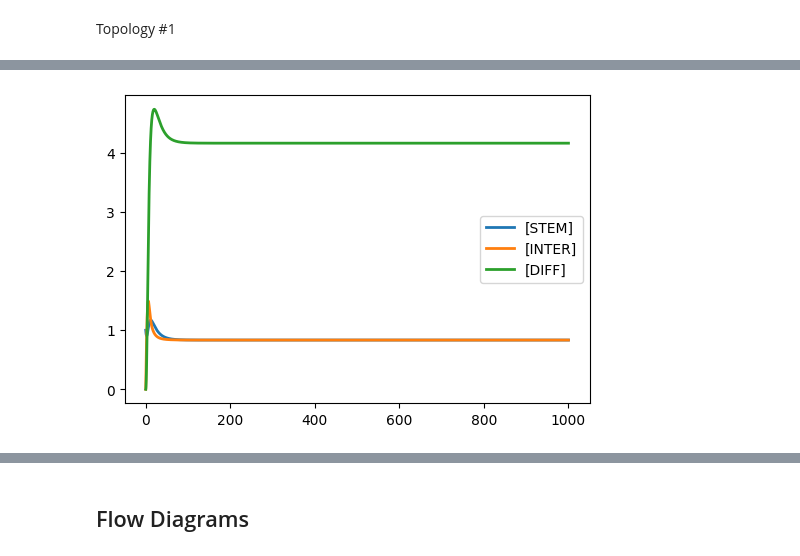
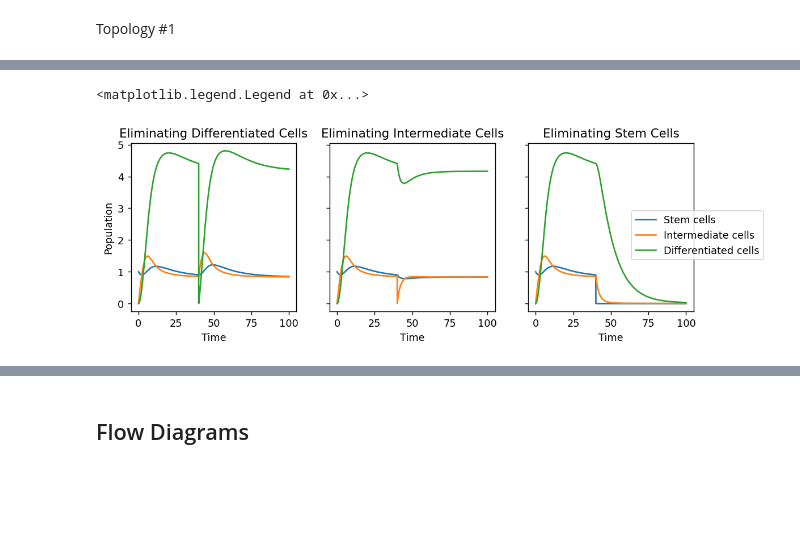
Before and after one commit to GJSeverino/Cell-Lineages, a Jupyter notebook: Nanohub_project.ipynb, the cells around one changed output, grey strips where cells are left out. Cells and saved outputs as stored; diff of their text form; code cells hidden in the pictures; blank space fills up the shorter version.

```diff
--- a/Nanohub_project.ipynb
+++ b/Nanohub_project.ipynb
@@ -408,15 +376,3 @@ More than a step above our two stage system, the three stage system produces 20
 Topology #1
 # %% [markdown]
 ![](./assets/Topology_1.png)
-# %%
-model = threeCompartmentModel(
-  STEM='1', INTER='0', DIFF='0',
-  L_S='0.5',P_S='0.5',L_I='0.5',P_I='0.5',D='0.1',
-  Control=[inhib['komarova']('STEM','5'), inhib['komarova']('INTER','5'), inhib['komarova']('DIFF','5'), '1','1'],
-  Events=[])
-
-r = te.loada(model)
-r.simulate(0, 1000, 10000)
-r.plot()
-# %% [output]
-[figure, removed]
@@ -429,0 +379,42 @@ model = threeCompartmentModel(
+# %%
+InhibInhibInhib00 = threeCompartmentModel(
+  STEM='1', INTER='0', DIFF='0',
+  L_S='0.5',P_S='0.5',L_I='0.5',P_I='0.5',D='0.1',
+  Control=[inhib['komarova']('STEM','5'), inhib['komarova']('INTER','5'), inhib['komarova']('DIFF','5'), '1','1'],
+  Events=['at time> 40: DIFF= 0;'])
+
+InhibInhibInhib00PerturbINTER = threeCompartmentModel(
+  STEM='1', INTER='0', DIFF='0',
+  L_S='0.5',P_S='0.5',L_I='0.5',P_I='0.5',D='0.1',
+  Control=[inhib['komarova']('STEM','5'), inhib['komarova']('INTER','5'), inhib['komarova']('DIFF','5'), '1','1'],
+  Events=['at time> 40: INTER= 0;'])
+
+InhibInhibInhib00FAIL = threeCompartmentModel(
+  STEM='1', INTER='0', DIFF='0',
+  L_S='0.5',P_S='0.5',L_I='0.5',P_I='0.5',D='0.1',
+  Control=[inhib['komarova']('STEM','5'), inhib['komarova']('INTER','5'), inhib['komarova']('DIFF','5'), '1','1'],
+  Events=['at time> 40: STEM= 0;'])
+
+r = te.loada(InhibInhibInhib00)
+s1 = r.simulate(0, 100, 10000,['STEM', 'INTER','DIFF'])
+r = te.loada(InhibInhibInhib00PerturbINTER)
+s2 = r.simulate(0, 100, 10000,['STEM', 'INTER','DIFF'])
+r = te.loada(InhibInhibInhib00FAIL)
+s3 = r.simulate(0, 100, 10000,['STEM', 'INTER','DIFF'])
+
+time = np.arange(0, 100, 0.01)
+fig, (ax1, ax2, ax3) = plt.subplots(1, 3,figsize=(10,3), sharex=True, sharey=True)
+ax1.plot(time, s1)
+ax1.set_title('Eliminating Differentiated Cells')
+ax1.set_xlabel('Time')
+ax1.set_ylabel('Population')
+ax2.plot(time, s2)
+ax2.set_title('Eliminating Intermediate Cells')
+ax2.set_xlabel('Time')
+ax3.plot(time, s3)
+ax3.set_title('Eliminating Stem Cells')
+ax3.set_xlabel('Time')
+fig.legend(['Stem cells', 'Intermediate cells','Differentiated cells'], loc='center right')
+# %% [output]
+<matplotlib.legend.Legend at 0x...>
+[figure, added]
```
Also changed, not shown: parts of 29 cells of this notebook.
